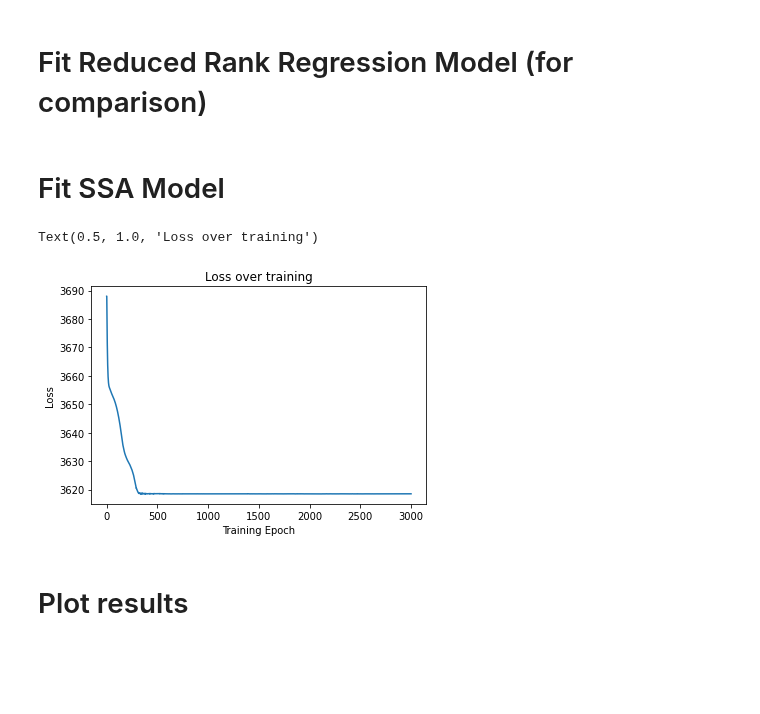
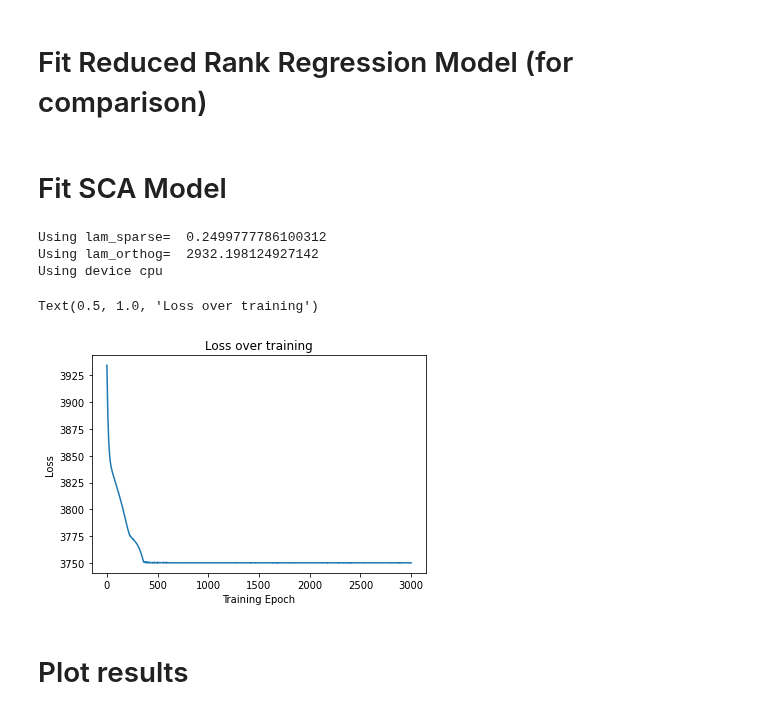
Before and after one commit to glaserlab/sca, a Jupyter notebook: notebooks/Example_2pops.ipynb, the cells around one changed output. Saved outputs shown, nothing was run; the diff lists cells and outputs as text; code cells hidden in the pictures; blank space fills up the shorter version.

```diff
--- a/notebooks/Example_2pops.ipynb
+++ b/notebooks/Example_2pops.ipynb
@@ -113,43 +113,46 @@ __, U_est_rrr,V_est_rrr,b_rrr = weighted_rrr(X,Y,R_est,sample_weights)
 #Get the low dimensional representation (the principal components)
 rrr_latent = X@U_est_rrr
 # %% [markdown]
-# Fit SSA Model
+# Fit SCA Model
 # %%
-#Fit SSA with orthogonality constraint without all the optional parameters
-model, latent, y_pred, losses = fit_ssa(X=X,Y=Y,R=R_est)
+#Fit SCA with orthogonality constraint without all the optional parameters
+# model, latent, y_pred, losses = fit_sca(X=X,Y=Y,R=R_est)
 
-#Fit SSA with orthogonality constraint
-# model, latent, y_pred, losses = fit_ssa(X=X,Y=Y,R=R_est,sample_weight=sample_weights,lam_sparse=lam_sparse,lr=lr,n_epochs=n_epochs)
+#Fit SCA with orthogonality constraint
+# model, latent, y_pred, losses = fit_sca(X=X,Y=Y,R=R_est,sample_weight=sample_weights,lam_sparse=lam_sparse,lr=lr,n_epochs=n_epochs)
 
 
-#Fit SSA with orthogonality penalty (rather than constraint) without all the optional parameters
-# model, latent, y_pred, losses = fit_ssa(X=X,Y=Y,R=R_est,orth=False)
+#Fit SCA with orthogonality penalty (rather than constraint) without all the optional parameters
+model, latent, y_pred, losses = fit_sca(X=X,Y=Y,R=R_est,orth=False)
 
-#Fit SSA with orthogonality penalty (rather than constraint)
-# model, latent, y_pred, losses = fit_ssa(X=X,Y=Y,R=R_est,orth=False,sample_weight=sample_weights,lam_sparse=lam_sparse,lr=lr,n_epochs=n_epochs,lam_orthog=lam_orthog)
+#Fit SCA with orthogonality penalty (rather than constraint)
+# model, latent, y_pred, losses = fit_sca(X=X,Y=Y,R=R_est,orth=False,sample_weight=sample_weights,lam_sparse=lam_sparse,lr=lr,n_epochs=n_epochs,lam_orthog=lam_orthog)
 
 
 
 #Get the low dimensional representation
-ssa_latent=latent.detach().numpy()
+sca_latent=latent.detach().numpy()
 
 
 
 #Plot the loss over all iterations
 plt.figure()
 plt.plot(losses)
 plt.xlabel('Training Epoch')
 plt.ylabel('Loss')
 plt.title('Loss over training')
 
 #Plot the loss over the last 100 iterations (to see if it has truly hit a plateau)
 # plt.figure()
 # plt.plot(losses[-100:-1])
 # plt.xlabel('Training Epoch')
 # plt.ylabel('Loss')
 # %% [output]
-Text(0.5, 1.0, 'Loss over training')
+Using lam_sparse=  0.2499777786100312
+Using lam_orthog=  2932.198124927142
+Using device cpu
+Text(0.5, 1.0, 'Loss over training')
-[figure, old version]
+[figure, new version]
 # %% [markdown]
 # Plot results
 # %% [markdown]
```
Also changed, not shown: parts of 3 cells of this notebook, 5 other files.
